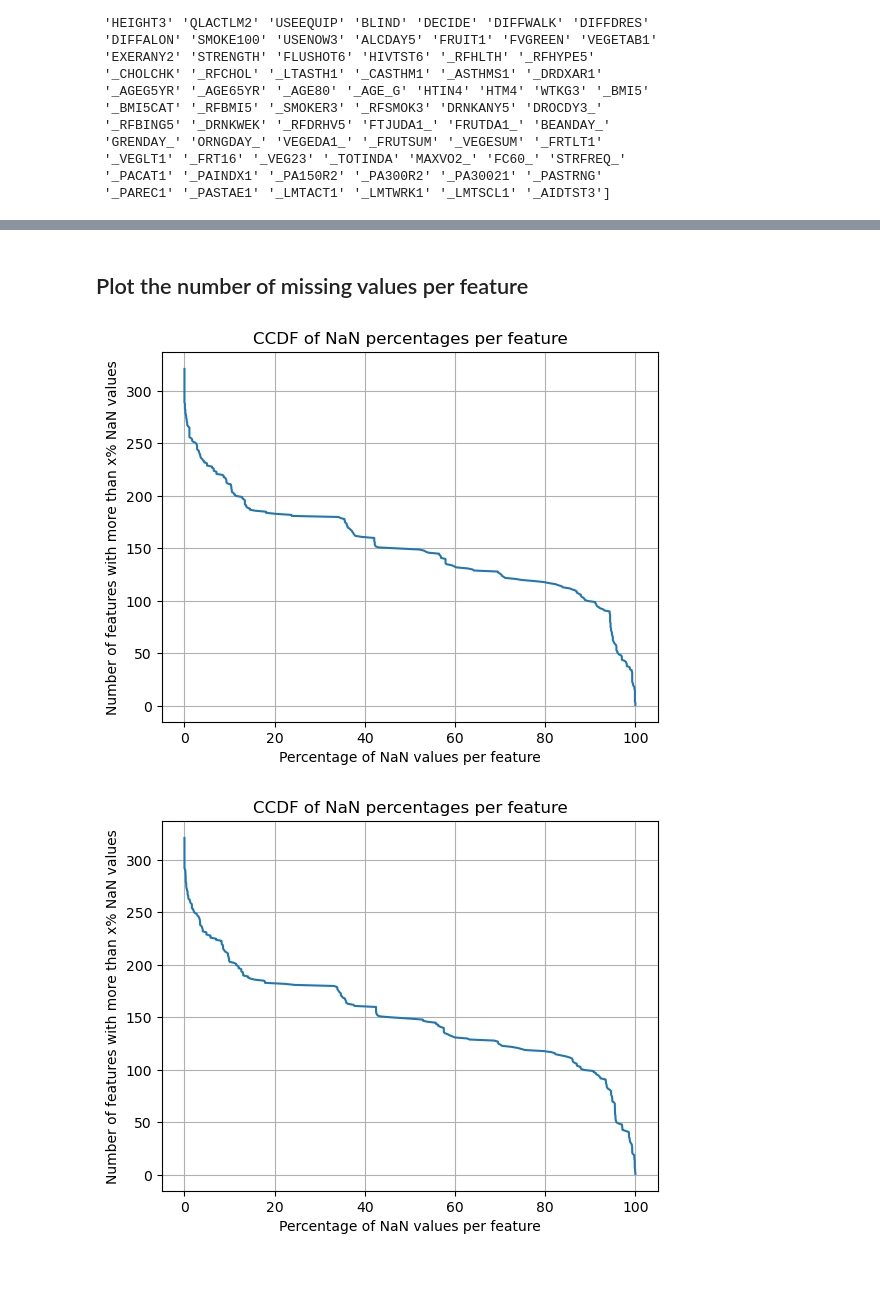
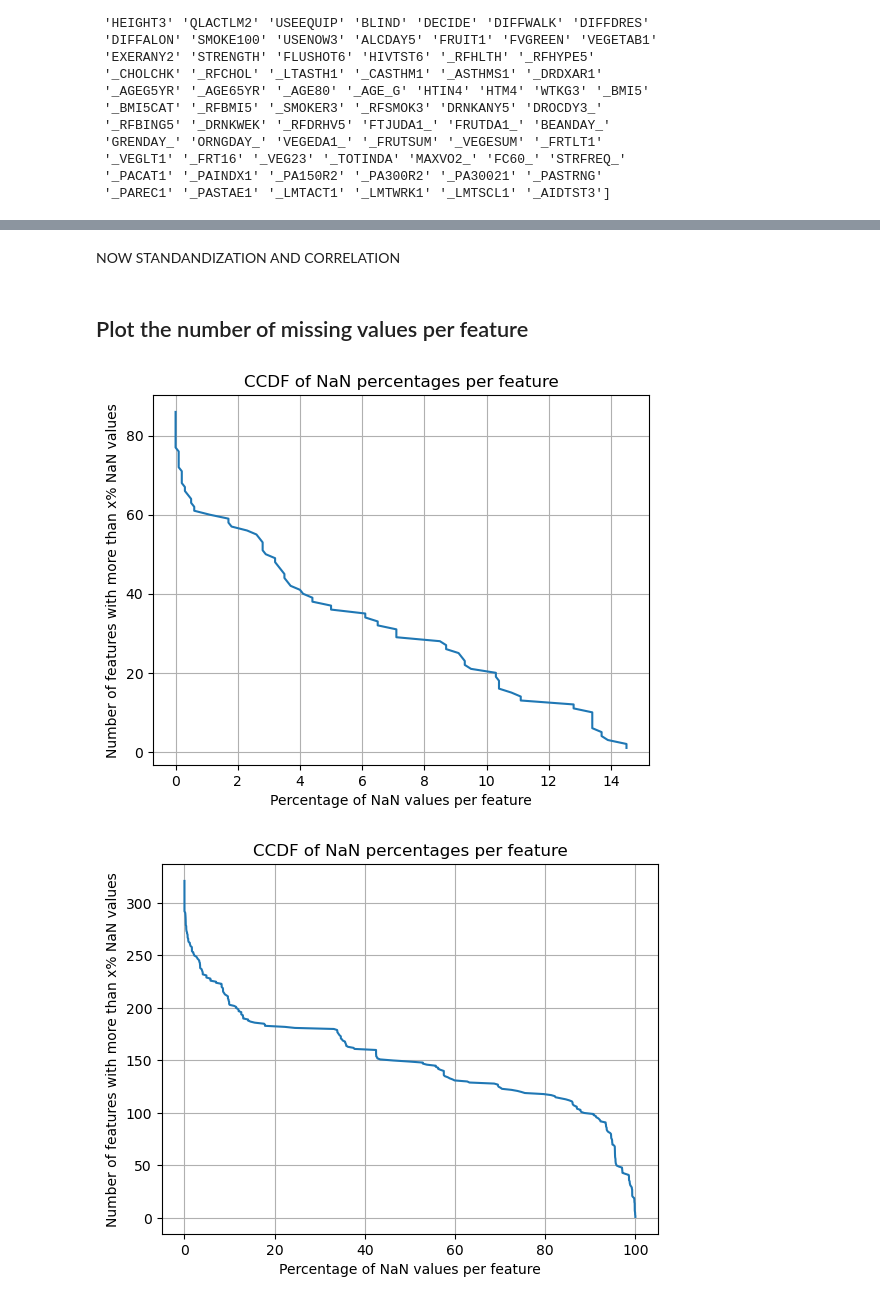
Before and after one commit to nathanmutin/MilaLyon, a Jupyter notebook: run.ipynb, the cells around one changed output, grey strips where cells are left out. Drawn from its saved outputs; the diff is of its cells as text; code cells hidden in the pictures; blank space fills up the shorter version.

```diff
--- a/run.ipynb
+++ b/run.ipynb
@@ -239,18 +240,0 @@ Health-related feature names: ['GENHLTH' 'PHYSHLTH' 'MENTHLTH' 'PERSDOC2' 'MEDCO
-# %%
-feature_types = detect_feature_type(x_train)
-
-for i, feature in enumerate(feature_names):
-    print(f"{i}: {feature} - {feature_types[i]}", end="")
-    if useless[i]:
-        print(" (useless)", end="")
-    if health_related[i]:
-        print(" (health related)", end="")
-    if better_elsewhere[i]:
-        print(" (better elsewhere)", end="")
-    if bad_format_no_better[i]:
-        print(" (bad format, no better)", end="")
-    if zero_values[feature] != None:
-        print(" (zero value:", zero_values[feature], end=")")
-    if len(default_values[feature]) > 0:
-        print(" (default values:", default_values[feature], end=")")
-    print()
@@ -274,0 +513,11 @@ for i, feature in enumerate(feature_names):
+# %%
+binary_flags, inverse_binary_flags, continuos_flags, ordinal_flags, remapping_ordinal_flags, one_hot_flags, drop_worse_flags, deal_with_bad_format_flags = feature_type_detection(x_train_health)
+x_train_mapped = convert_to_times_per_week(x_train_health, deal_with_bad_format_flags)
+x_test_mapped = convert_to_times_per_week(x_test_health, deal_with_bad_format_flags)
+x_train_clipped, clipped_train = clip_outliers(x_train_mapped, feature_names_health, continuos_flags, 5)
+x_test_clipped, clipped_test = clip_outliers(x_test_mapped, feature_names_health, continuos_flags,5)
+
+# Print summary
+for f, count in clipped_train.items():
+    if count > 0:
+        print(f"{f}: {count} values clipped in training set")
@@ -274,0 +557,4 @@ for i, feature in enumerate(feature_names):
+# %%
+x_train_mapped, x_test_mapped = map_binary(x_train_clipped, x_test_clipped, feature_names_health, binary_flags, inverse_binary_flags)
+x_train_mapped, x_test_mapped = fix_ordinal_direction(x_train_mapped, x_test_mapped, feature_names_health, ordinal_flags)
+x_train_mapped, x_test_mapped, feature_names_mapped = drop_worse(x_train_mapped, x_test_mapped, feature_names_health, drop_worse_flags)
@@ -275,18 +630,20 @@ for i, feature in enumerate(feature_names):
+# %% [markdown]
+NOW STANDANDIZATION AND CORRELATION
 # %% [markdown]
 ## Plot the number of missing values per feature
 # %%
 # Percentage of NaN values per feature
-nan_percentage = np.mean(np.isnan(x_train), axis=0) * 100
+nan_percentage = np.mean(np.isnan(x_train_mapped), axis=0) * 100
 # Cummulative distribution function of NaN percentages
 sorted_nan_percentage = np.sort(nan_percentage)
 plt.plot(sorted_nan_percentage, np.arange(len(sorted_nan_percentage), 0, -1))
 plt.xlabel('Percentage of NaN values per feature')
 plt.ylabel('Number of features with more than x% NaN values')
 plt.title('CCDF of NaN percentages per feature')
 plt.grid()
 plt.show()
 # %% [output]
-[figure, old version]
+[figure, new version]
 # %%
 # Pandas version
 # Plot ccdf of NaN percentages
```
Also changed, not shown: parts of 19 cells of this notebook, 1 other file.
